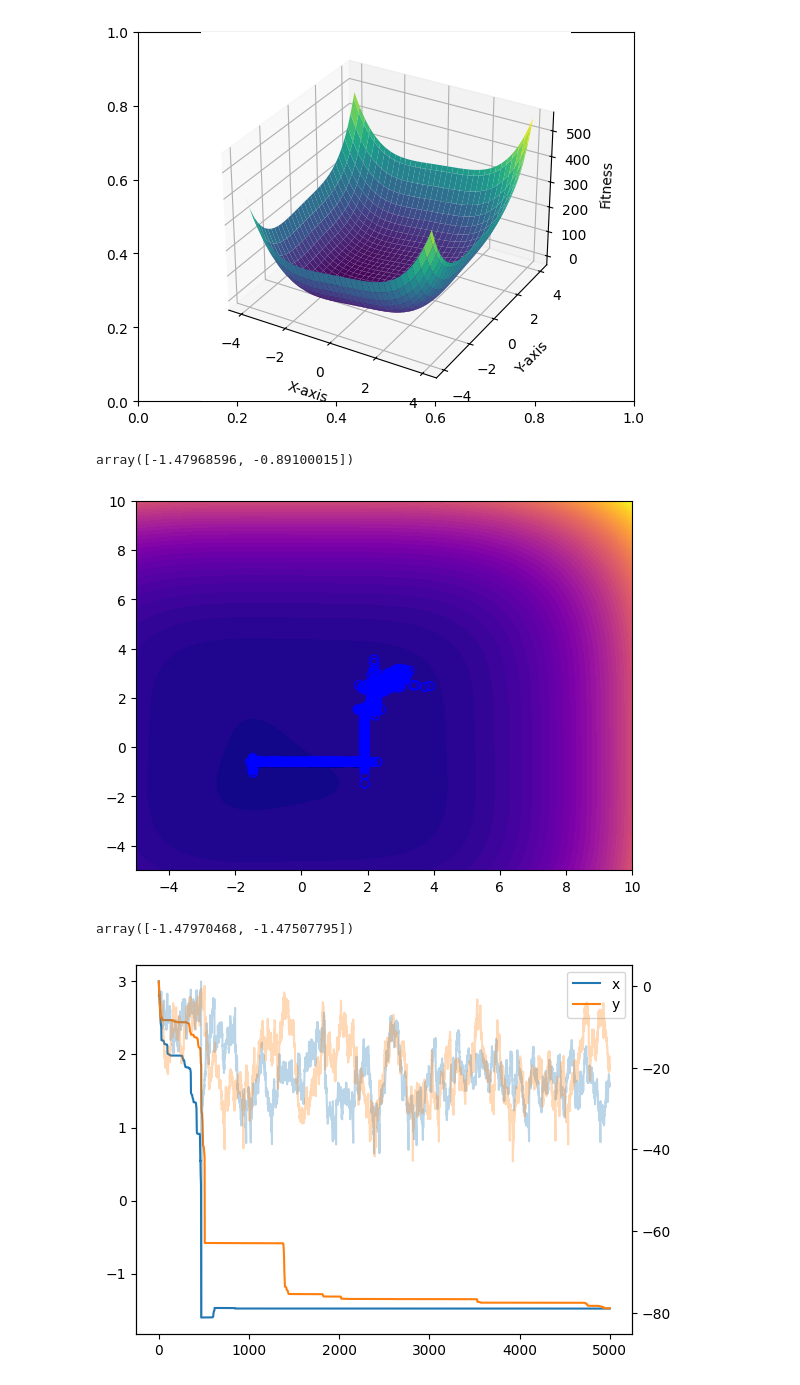
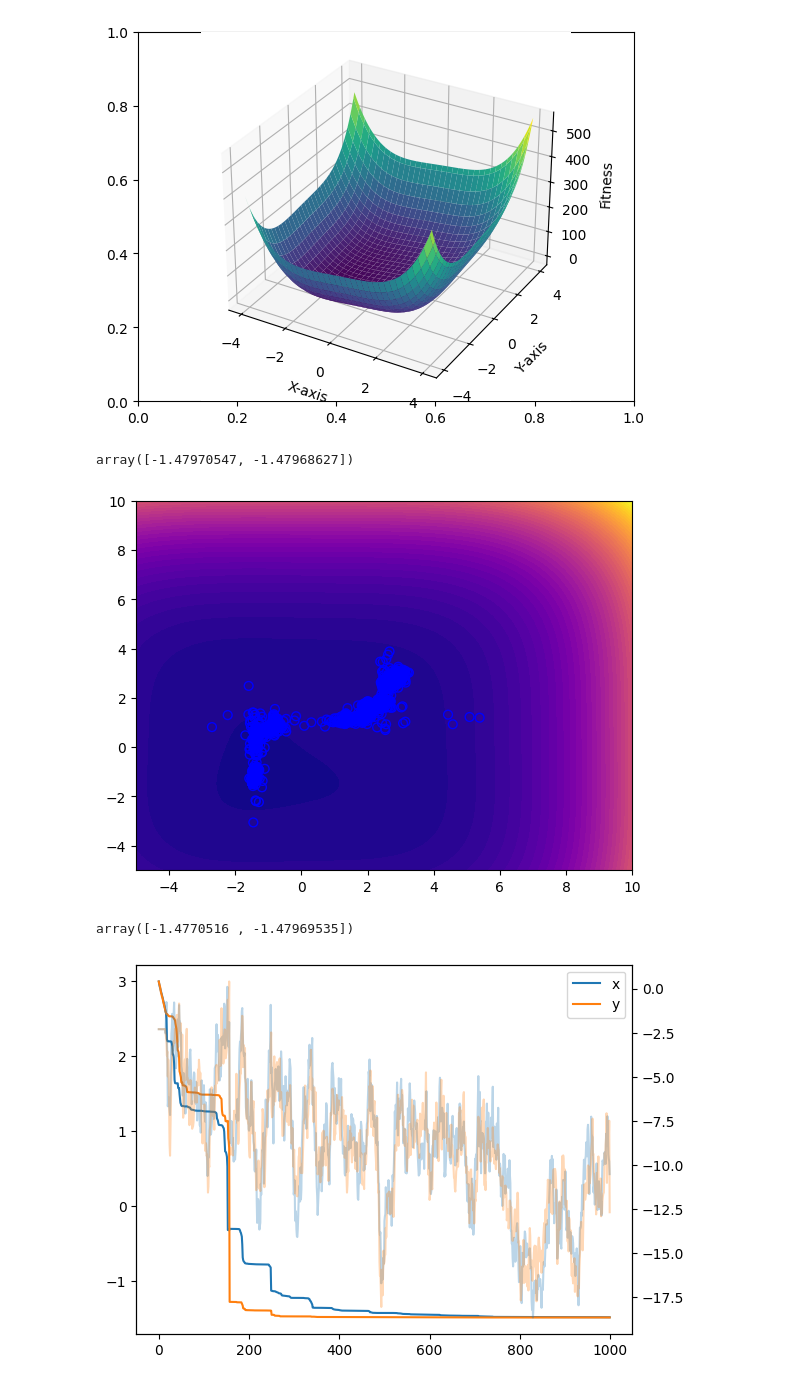
Before and after one commit to cry-phy/nes, a Jupyter notebook: res/example.ipynb, the cells around one changed output. Drawn from its saved outputs; the diff is of its cells as text; code cells hidden in the pictures.

```diff
--- a/res/example.ipynb
+++ b/res/example.ipynb
@@ -39,7 +42,7 @@ dim = 2
 params = np.zeros((10, dim))
 params[2, :] = 2
 model = NPolynome(params)
-model.upper = np.full((dim), 120)
+model.upper = np.array([100, 200])
 model.lower = np.full((dim), -5)
 
 # using the from model factory enables far easier usage
@@ -103,36 +106,36 @@ dist.learning_rate = 0.5
 dist.set_init_params(init_params)
 opt = VizOptimizer.using_axis(ax,model, dist, samples)
 opt.plot_fitness()
-for _ in range(5000):
+for _ in range(1000):
     opt.step(show=True)
     ax.set_xbound()
 opt.dist.get_optimum()
 # %% [output]
-array([-1.47968596, -0.89100015])
+array([-1.47970547, -1.47968627])
-[figure, old version]
+[figure, new version]
 # %%
 samples = 256
 dim = 2
 params = np.zeros((10, dim))
 params[2, :] = -1
 params[4, :] = 1
 params[1, :] = 10
 init_params = np.array([3, 3, 0.1, 0.1], dtype=np.float64)
 
 fig, ax = plt.subplots()
 model = NPolynome(params)
 model.upper = np.full((dim), 5)
 model.lower = np.full((dim), -5)
 dist = XDiagNormal.from_model(model)
 dist.learning_rate = 0.5
 dist.set_init_params(init_params)
 opt = VizOptimizer.using_axis(ax,model, dist, samples)
 # opt.plot_fitness()
-for _ in range(5000):
+for _ in range(1000):
     opt.step(show=False)
     ax.set_xbound()
 opt.plot_series()
 opt.dist.get_optimum()
 # %% [output]
-array([-1.47970468, -1.47507795])
+array([-1.4770516 , -1.47969535])
-[figure, old version]
+[figure, new version]
```
Also changed, not shown: parts of 2 cells of this notebook, 2 other files.
